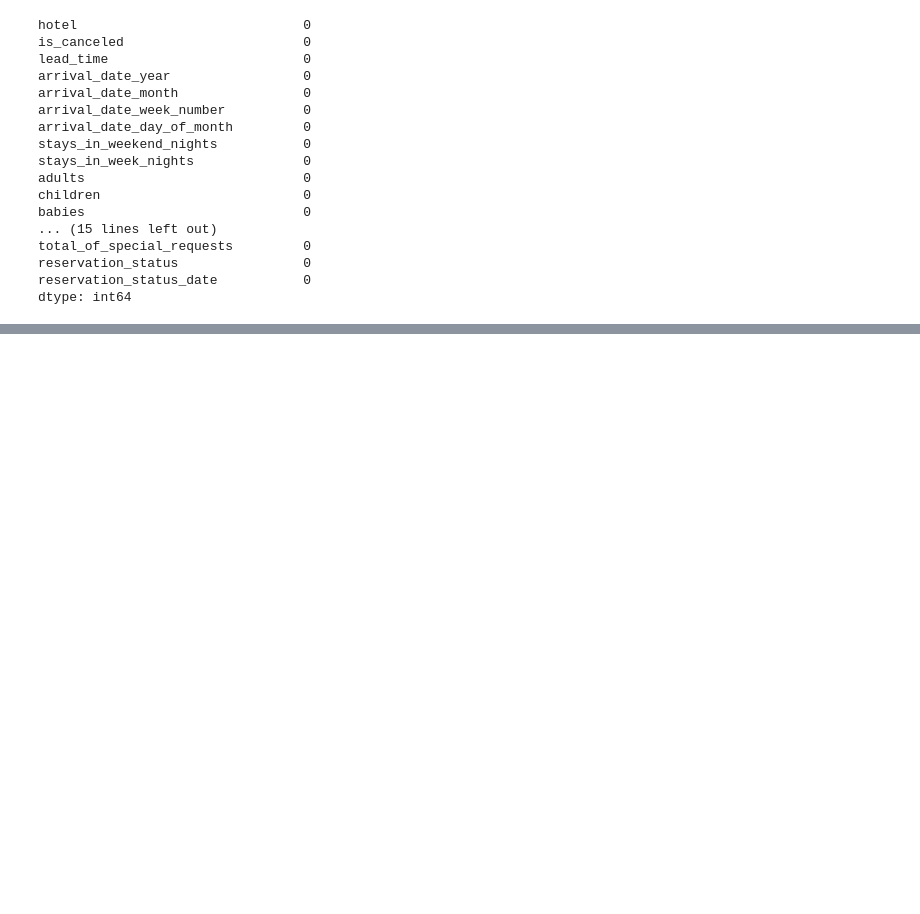
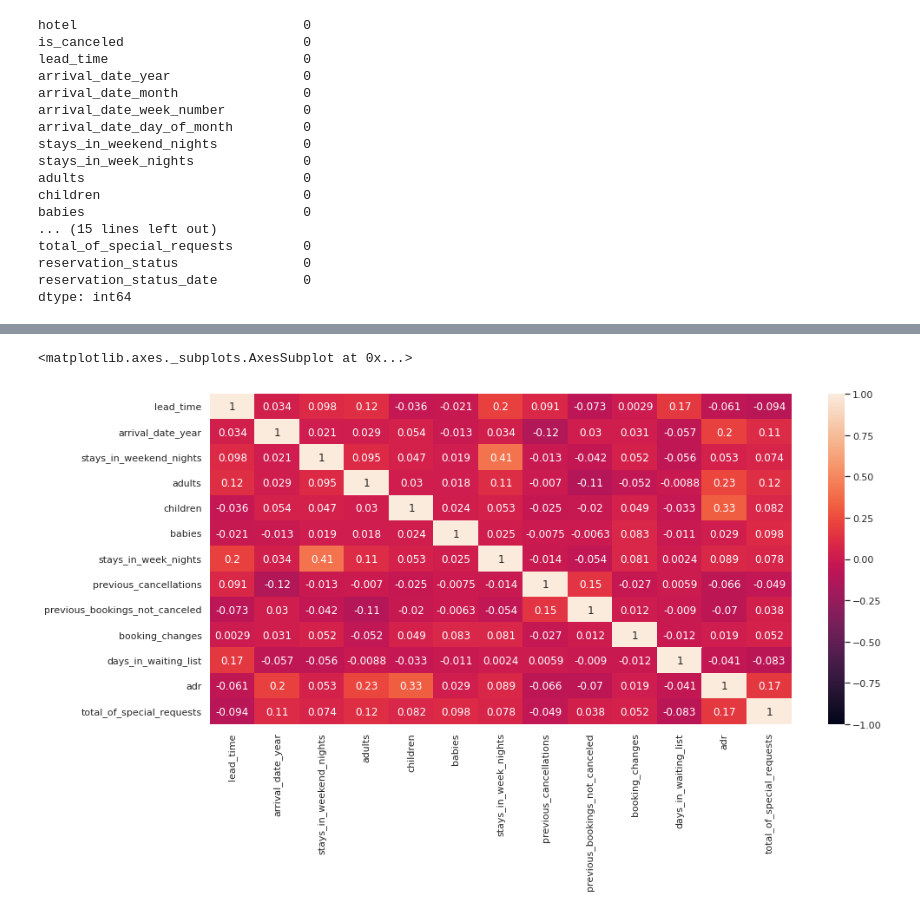
Before and after one commit to shadabsgit/EDA-Capstone-Project, a Jupyter notebook: Hotel_Booking_Analysis.ipynb, the cells around one changed output, grey strips where cells are left out. Drawn from its saved outputs; the diff is of its cells as text; code cells hidden in the pictures; blank space fills up the shorter version.

```diff
--- a/Hotel_Booking_Analysis.ipynb
+++ b/Hotel_Booking_Analysis.ipynb
@@ -158,0 +215,4 @@ dtype: int64
+# %%
+df.loc[df.lead_time > 380, 'lead_time'] = 380
+df.loc[df.stays_in_weekend_nights >=  5, 'stays_in_weekend_nights'] = 5
+df.loc[df.stays_in_week_nights > 7, 'stays_in_week_nights'] = 7
@@ -158,0 +261,13 @@ dtype: int64
+# %%
+# First let's make a sub-dataset within which we include the parameters we want to visualise
+sub_df = df[['lead_time', 'arrival_date_year', 'stays_in_weekend_nights', 'adults',
+             'children', 'babies','stays_in_week_nights','country', 'previous_cancellations',
+             'previous_bookings_not_canceled','booking_changes',
+            'days_in_waiting_list', 'adr', 'total_of_special_requests',
+            'reservation_status', 'reservation_status_date']]
+# %%
+plt.figure(figsize=(15,7))
+sns.heatmap(sub_df.corr(), vmin=-1, cmap='rocket', annot=True)
+# %% [output]
+<matplotlib.axes._subplots.AxesSubplot at 0x...>
+[figure, added]
```
Also changed, not shown: parts of 14 cells of this notebook.
